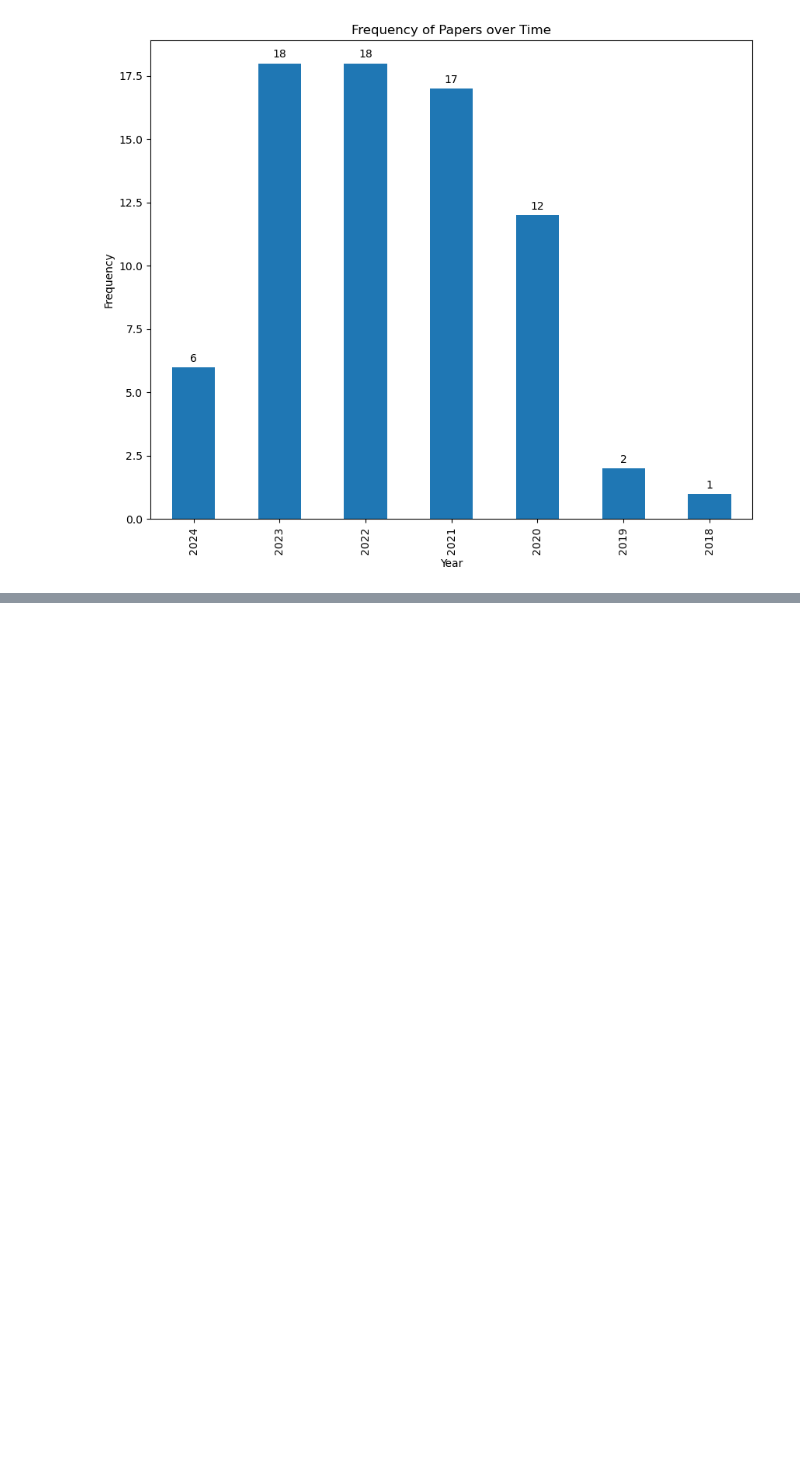
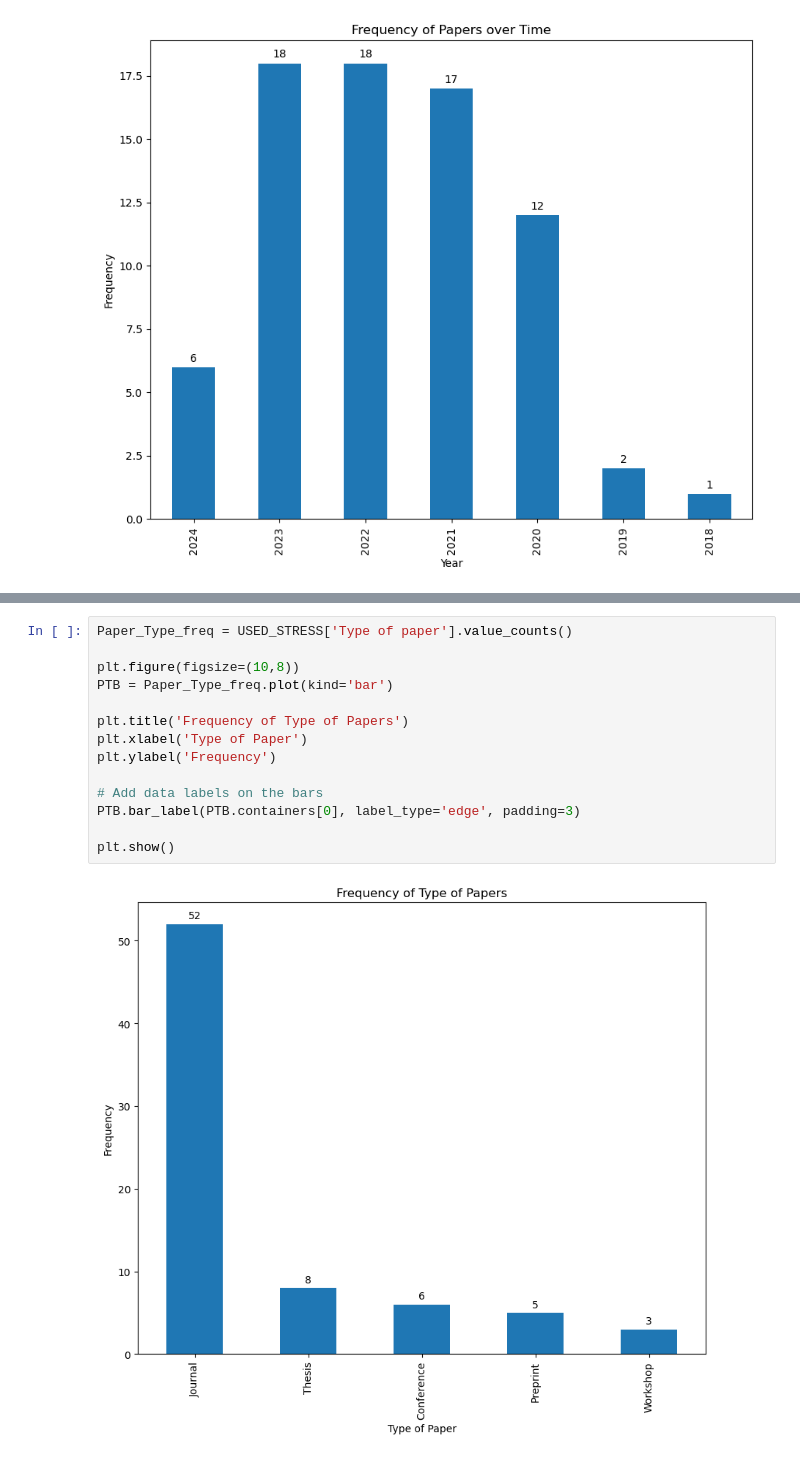
Before and after one commit to pythonhealthdatascience/stress_update, a Jupyter notebook: Analysis.ipynb, the cells around one changed output, grey strips where cells are left out. Saved outputs shown, nothing was run; the diff lists cells and outputs as text; blank space fills up the shorter version.

```diff
--- a/Analysis.ipynb
+++ b/Analysis.ipynb
@@ -127,0 +144,16 @@ See the caveats in the documentation: https://pandas.pydata.org/pandas-docs/stab
+# %%
+Paper_Type_freq = USED_STRESS['Type of paper'].value_counts()
+
+plt.figure(figsize=(10,8))
+PTB = Paper_Type_freq.plot(kind='bar')
+
+plt.title('Frequency of Type of Papers')
+plt.xlabel('Type of Paper')
+plt.ylabel('Frequency')
+
+# Add data labels on the bars
+PTB.bar_label(PTB.containers[0], label_type='edge', padding=3)
+
+plt.show()
+# %% [output]
+[figure, added]
```
Also changed, not shown: parts of 11 cells of this notebook.
